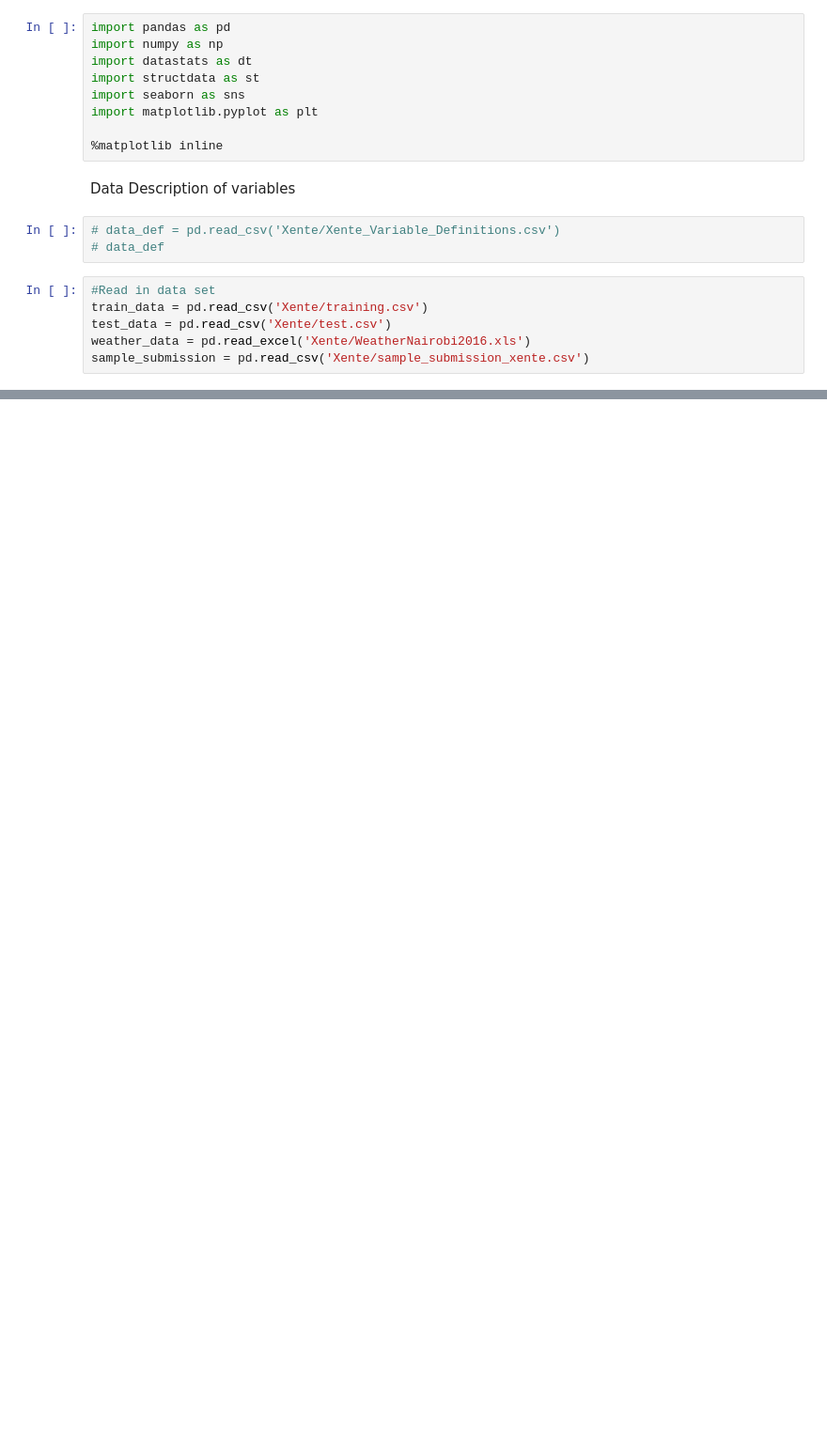
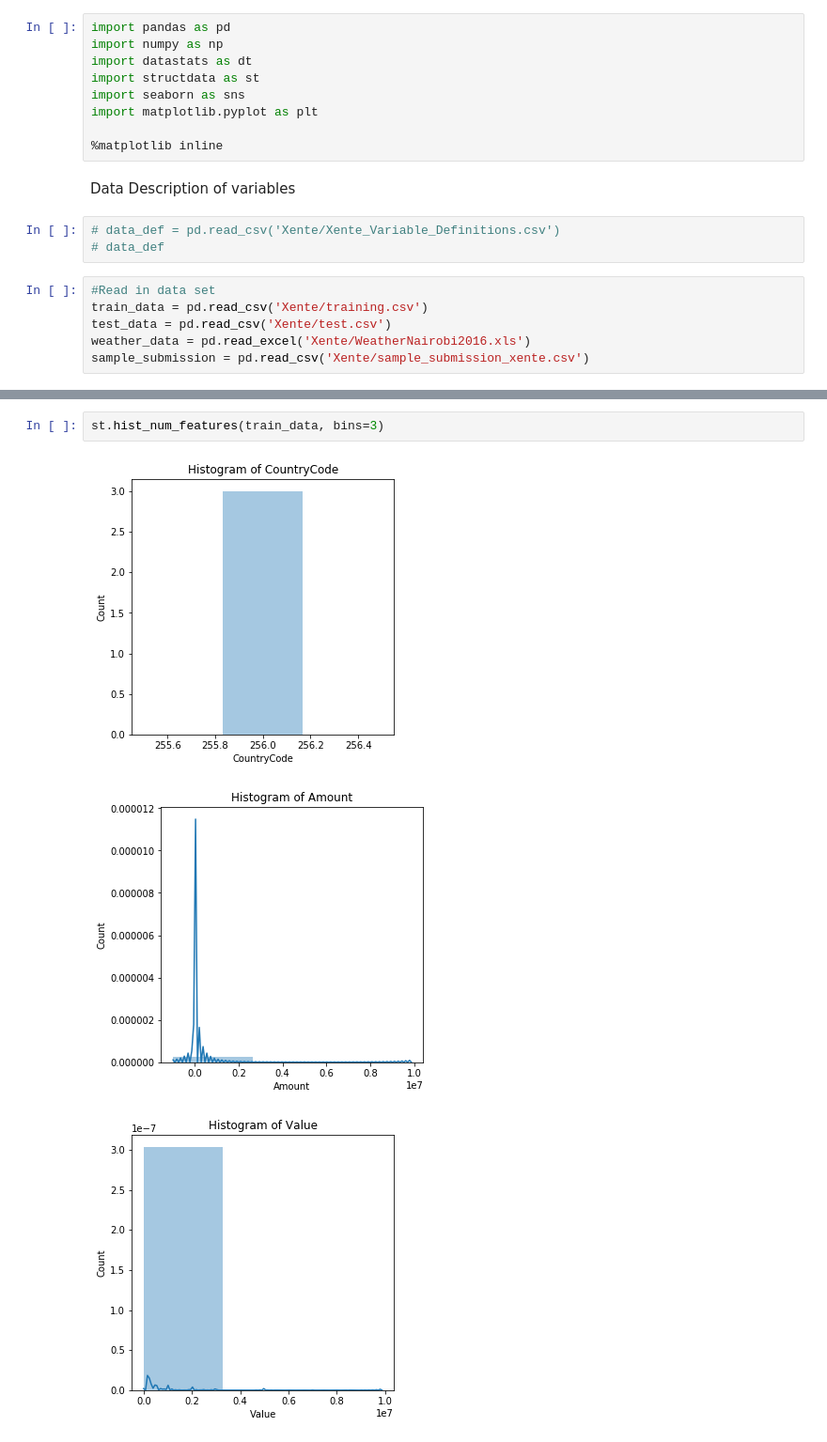
Before and after one commit to risenW/datasist, a Jupyter notebook: visualz/visualz/xente challenge.ipynb, the cells around one changed output, grey strips where cells are left out. Shown at 94% size. Saved outputs shown, nothing was run; the diff lists cells and outputs as text; blank space fills up the shorter version.

Commit message:
Corrected x and y label in plots

```diff
--- a/visualz/visualz/xente challenge.ipynb
+++ b/visualz/visualz/xente challenge.ipynb
@@ -121,0 +21,6 @@ TransactionStartTime feature has too many categories and will not be ploted
+# %%
+st.hist_num_features(train_data, bins=3)
+# %% [output]
+[figure, added]
+[figure, added]
+[figure, added]
```
Also changed, not shown: parts of 5 cells of this notebook, 1 other file.
